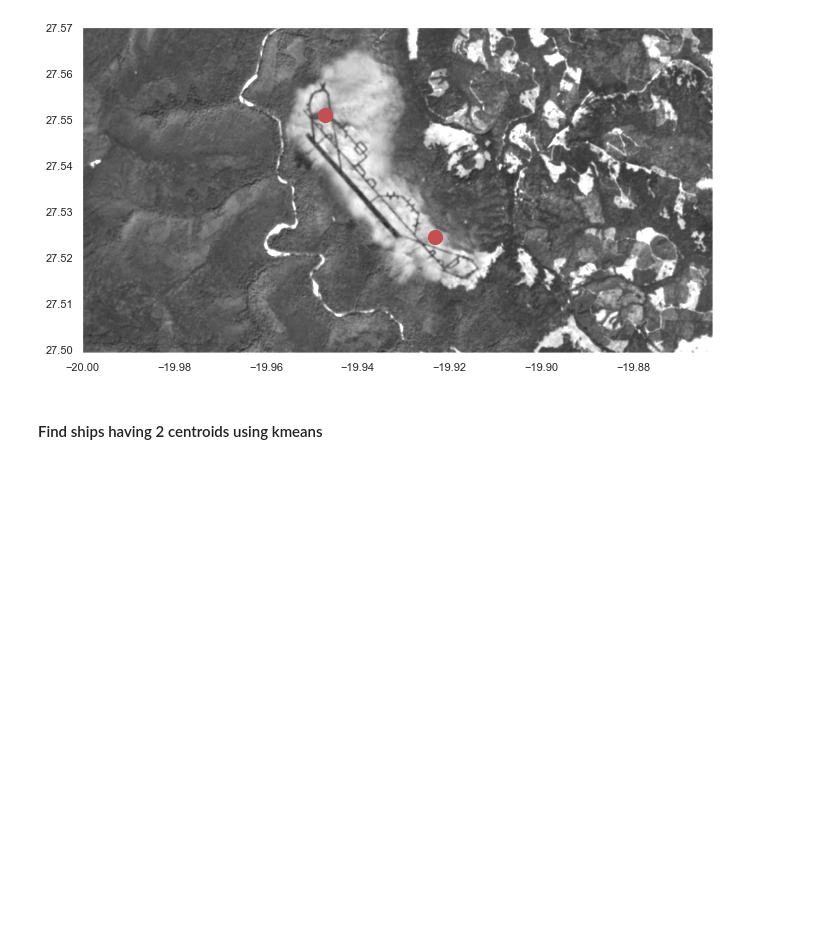
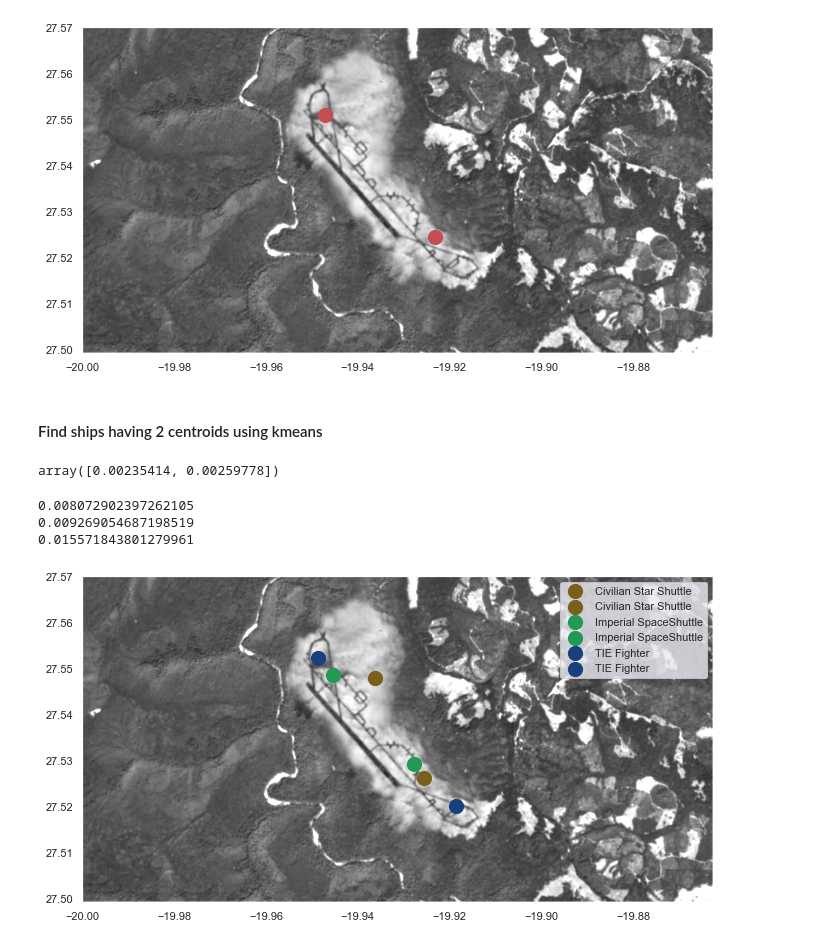
Before and after one commit to AlexisBogroff/geo_challenge, a Jupyter notebook: part_3_2_eda_exploration.ipynb, the cells around one changed output. Cells and saved outputs as stored; diff of their text form; code cells hidden in the pictures; blank space fills up the shorter version.

Commit message:
Add graph using kmeans 2 centroids by ship type

```diff
--- a/part_3_2_eda_exploration.ipynb
+++ b/part_3_2_eda_exploration.ipynb
@@ -456,0 +477,40 @@ plt.show()
+# %%
+centroids = {}
+# ship = 'Surveillance droid'
+X = data.copy()
+for ship in ship_types:
+    centroids[ship] = kmeans(X=X, k=2, ship=ship)
+# %%
+np.std(list(centroids[ship].values()), axis=0)
+# %% [output]
+array([0.00235414, 0.00259778])
+# %%
+# Keep only centroids that are enough spread on the map
+spread_ships = []
+
+for ship in ship_types:
+    std = np.std(list(centroids[ship].values()), axis=0)
+    mean_std = np.mean(std)
+    if mean_std > .003:
+        print(mean_std)
+        spread_ships.append(ship)
+# %% [output]
+0.008072902397262105
+0.009269054687198519
+0.015571843801279961
+# %%
+plt.figure(figsize=(12, 6))
+# Draw background
+plt.imshow(img_arr, zorder=.5, cmap='gray', vmin=0, vmax=180, extent=raster.extent)
+
+# Add ships centroids positions (computed using kmeans)
+for ship in spread_ships:
+    color = ship_color_table[ship]
+    for i in centroids[ship]:
+        plt.scatter(centroids[ship][i][0], centroids[ship][i][1], c=color, s=200, label=ship)
+
+plt.legend()
+
+plt.show()
+# %% [output]
+[figure, added]
```
Also changed, not shown: parts of 1 cell of this notebook.
